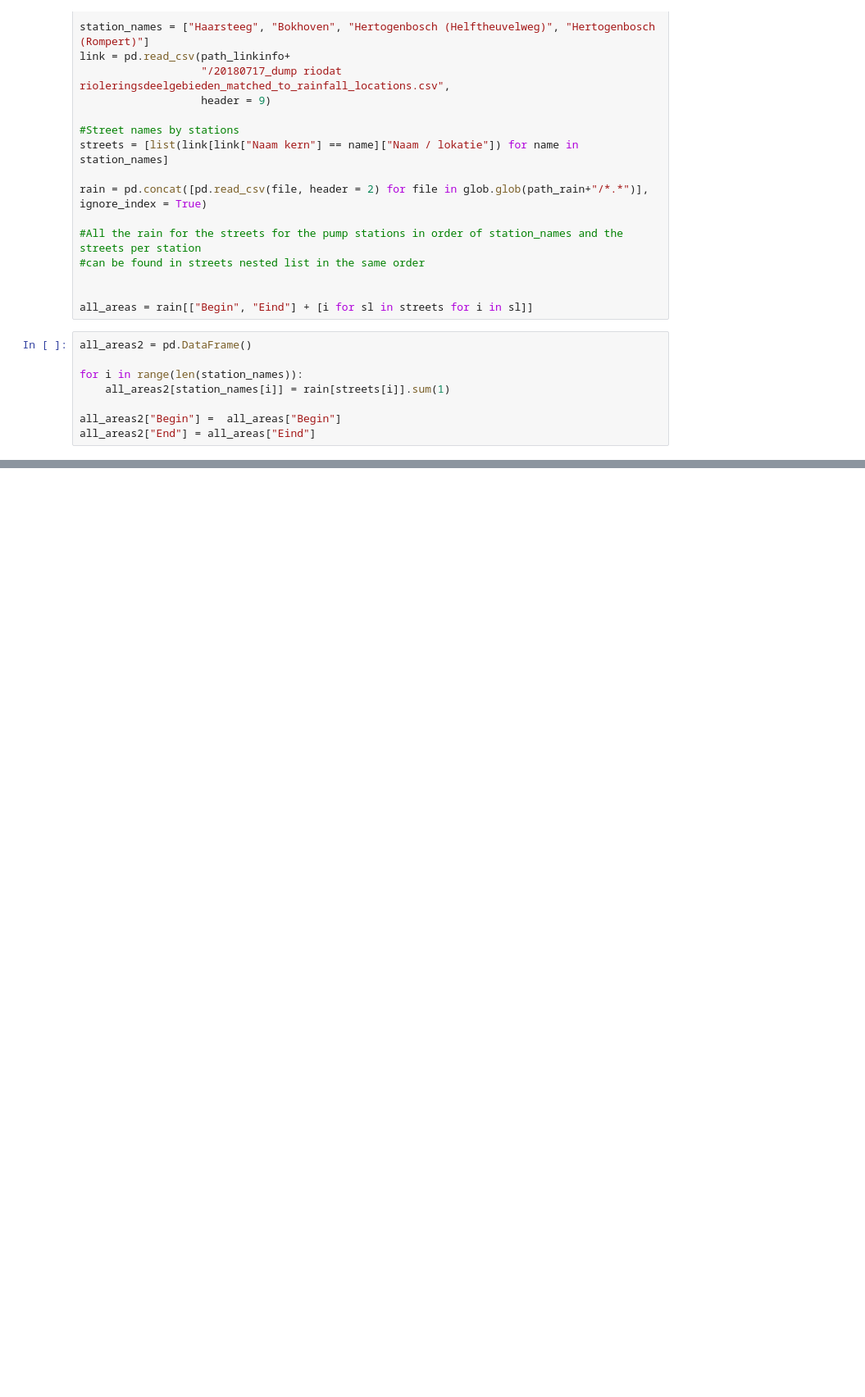
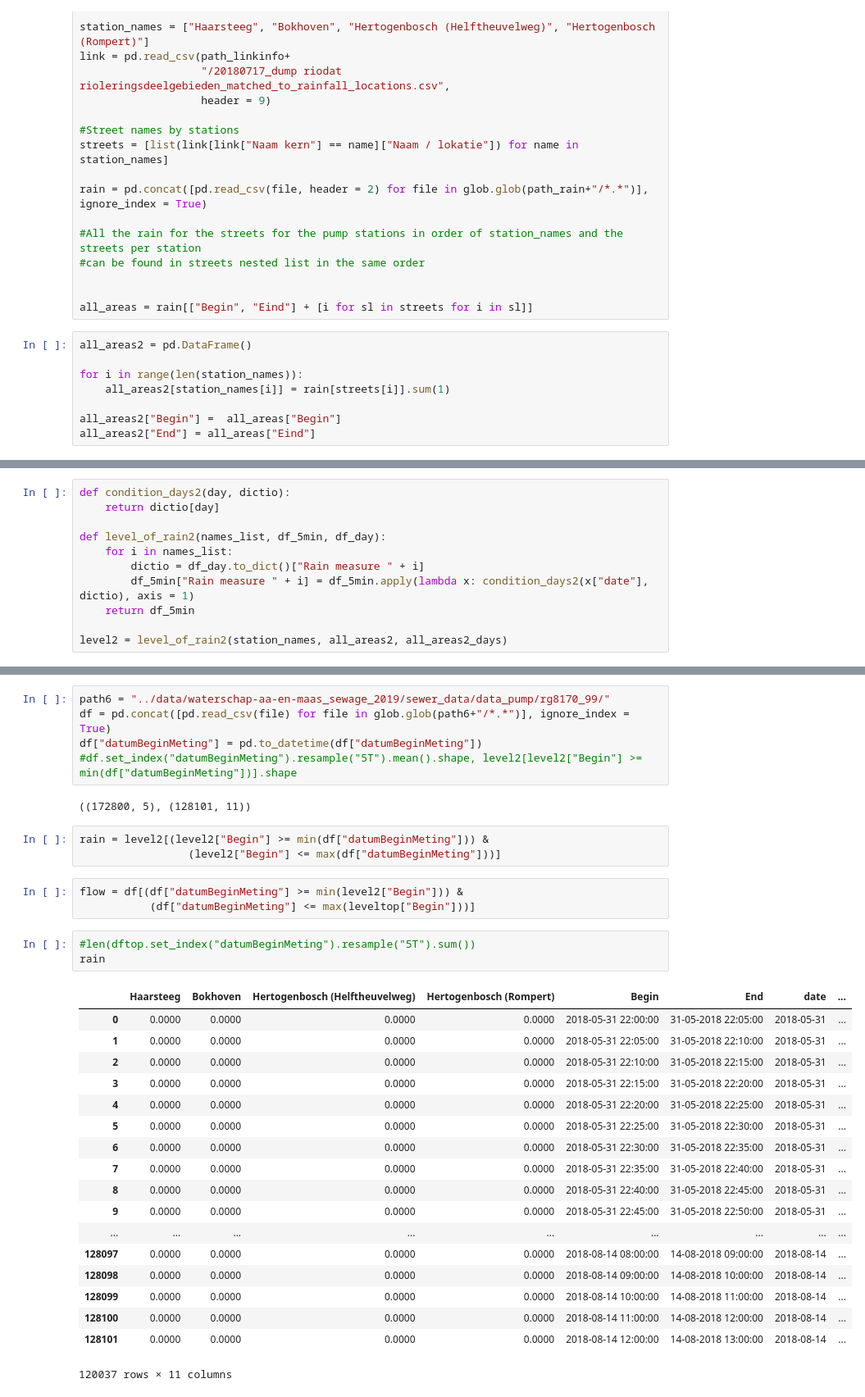
Before and after one commit to rogertian0707/jbg060, a Jupyter notebook: code/rainfall_to_station.ipynb, the cells around one changed output, grey strips where cells are left out. Shown: that part at 82% size. Saved outputs shown, nothing was run; the diff lists cells and outputs as text; blank space fills up the shorter version.

```diff
--- a/code/rainfall_to_station.ipynb
+++ b/code/rainfall_to_station.ipynb
@@ -118,0 +122,11 @@ all_areas2
+# %%
+def condition_days2(day, dictio):
+    return dictio[day]
+
+def level_of_rain2(names_list, df_5min, df_day):
+    for i in names_list:
+        dictio = df_day.to_dict()["Rain measure " + i]
+        df_5min["Rain measure " + i] = df_5min.apply(lambda x: condition_days2(x["date"], dictio), axis = 1)
+    return df_5min
+
+level2 = level_of_rain2(station_names, all_areas2, all_areas2_days)
@@ -118,0 +175,35 @@ all_areas2
+# %%
+path6 = "../data/waterschap-aa-en-maas_sewage_2019/sewer_data/data_pump/rg8170_99/"
+df = pd.concat([pd.read_csv(file) for file in glob.glob(path6+"/*.*")], ignore_index = True)
+df["datumBeginMeting"] = pd.to_datetime(df["datumBeginMeting"])
+#df.set_index("datumBeginMeting").resample("5T").mean().shape, level2[level2["Begin"] >= min(df["datumBeginMeting"])].shape
+# %% [output]
+((172800, 5), (128101, 11))
+# %%
+rain = level2[(level2["Begin"] >= min(df["datumBeginMeting"])) &
+                 (level2["Begin"] <= max(df["datumBeginMeting"]))]
+# %%
+flow = df[(df["datumBeginMeting"] >= min(level2["Begin"])) &
+           (df["datumBeginMeting"] <= max(leveltop["Begin"]))]
+# %%
+#len(dftop.set_index("datumBeginMeting").resample("5T").sum())
+rain
+# %% [output]
+|  | Haarsteeg | Bokhoven | Hertogenbosch (Helftheuvelweg) | Hertogenbosch (Rompert) | Begin | End | date | ... |
+| 0 | 0.0000 | 0.0000 | 0.0000 | 0.0000 | 2018-05-31 22:00:00 | 31-05-2018 22:05:00 | 2018-05-31 | ... |
+| 1 | 0.0000 | 0.0000 | 0.0000 | 0.0000 | 2018-05-31 22:05:00 | 31-05-2018 22:10:00 | 2018-05-31 | ... |
+| 2 | 0.0000 | 0.0000 | 0.0000 | 0.0000 | 2018-05-31 22:10:00 | 31-05-2018 22:15:00 | 2018-05-31 | ... |
+| 3 | 0.0000 | 0.0000 | 0.0000 | 0.0000 | 2018-05-31 22:15:00 | 31-05-2018 22:20:00 | 2018-05-31 | ... |
+| 4 | 0.0000 | 0.0000 | 0.0000 | 0.0000 | 2018-05-31 22:20:00 | 31-05-2018 22:25:00 | 2018-05-31 | ... |
+| 5 | 0.0000 | 0.0000 | 0.0000 | 0.0000 | 2018-05-31 22:25:00 | 31-05-2018 22:30:00 | 2018-05-31 | ... |
+| 6 | 0.0000 | 0.0000 | 0.0000 | 0.0000 | 2018-05-31 22:30:00 | 31-05-2018 22:35:00 | 2018-05-31 | ... |
+| 7 | 0.0000 | 0.0000 | 0.0000 | 0.0000 | 2018-05-31 22:35:00 | 31-05-2018 22:40:00 | 2018-05-31 | ... |
+| 8 | 0.0000 | 0.0000 | 0.0000 | 0.0000 | 2018-05-31 22:40:00 | 31-05-2018 22:45:00 | 2018-05-31 | ... |
+| 9 | 0.0000 | 0.0000 | 0.0000 | 0.0000 | 2018-05-31 22:45:00 | 31-05-2018 22:50:00 | 2018-05-31 | ... |
+| ... | ... | ... | ... | ... | ... | ... | ... | ... |
+| 128097 | 0.0000 | 0.0000 | 0.0000 | 0.0000 | 2018-08-14 08:00:00 | 14-08-2018 09:00:00 | 2018-08-14 | ... |
+| 128098 | 0.0000 | 0.0000 | 0.0000 | 0.0000 | 2018-08-14 09:00:00 | 14-08-2018 10:00:00 | 2018-08-14 | ... |
+| 128099 | 0.0000 | 0.0000 | 0.0000 | 0.0000 | 2018-08-14 10:00:00 | 14-08-2018 11:00:00 | 2018-08-14 | ... |
+| 128100 | 0.0000 | 0.0000 | 0.0000 | 0.0000 | 2018-08-14 11:00:00 | 14-08-2018 12:00:00 | 2018-08-14 | ... |
+| 128101 | 0.0000 | 0.0000 | 0.0000 | 0.0000 | 2018-08-14 12:00:00 | 14-08-2018 13:00:00 | 2018-08-14 | ... |
+120037 rows × 11 columns
```
Also changed, not shown: parts of 8 cells of this notebook.
